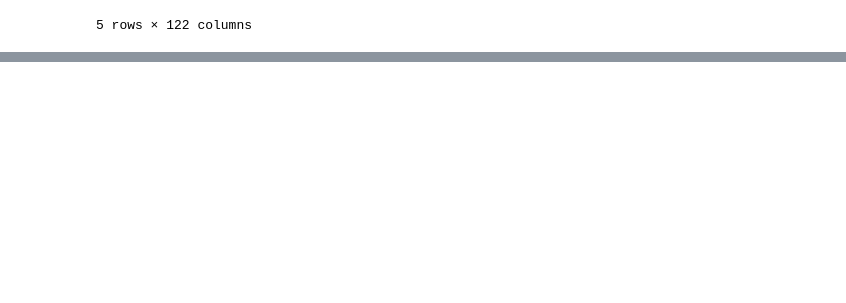
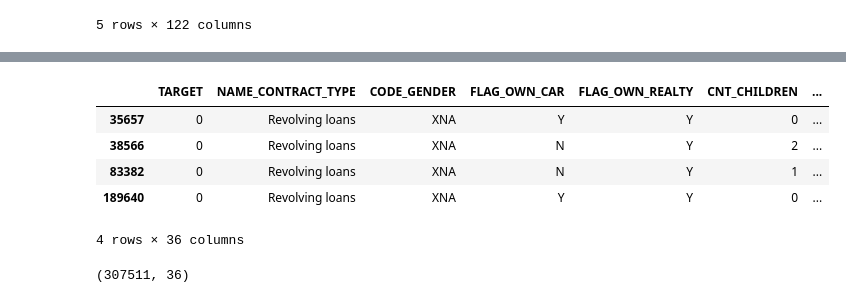
Before and after one commit to ZiNoBae/Hackathon_ubion, a Jupyter notebook: AutoEDA.ipynb, the cells around one changed output, grey strips where cells are left out. Cells and saved outputs as stored; diff of their text form; code cells hidden in the pictures; blank space fills up the shorter version.

```diff
--- a/AutoEDA.ipynb
+++ b/AutoEDA.ipynb
@@ -34,0 +188,13 @@ df.head()
+# %%
+# CODE_GENDER 컬럼 - XNA 있는 4개 Row 제거
+
+df1 = df.loc[df['CODE_GENDER']!='XNA']
+
+# df.drop(df['CODE_GENDER']=='XNA', axis=0)
+# %% [output]
+|  | TARGET | NAME_CONTRACT_TYPE | CODE_GENDER | FLAG_OWN_CAR | FLAG_OWN_REALTY | CNT_CHILDREN | ... |
+| 35657 | 0 | Revolving loans | XNA | Y | Y | 0 | ... |
+| 38566 | 0 | Revolving loans | XNA | N | Y | 2 | ... |
+| 83382 | 0 | Revolving loans | XNA | N | Y | 1 | ... |
+| 189640 | 0 | Revolving loans | XNA | Y | Y | 0 | ... |
+4 rows × 36 columns
@@ -34,0 +206,4 @@ df.head()
+# %%
+df.shape
+# %% [output]
+(307511, 36)
```
Also changed, not shown: parts of 21 cells of this notebook.
